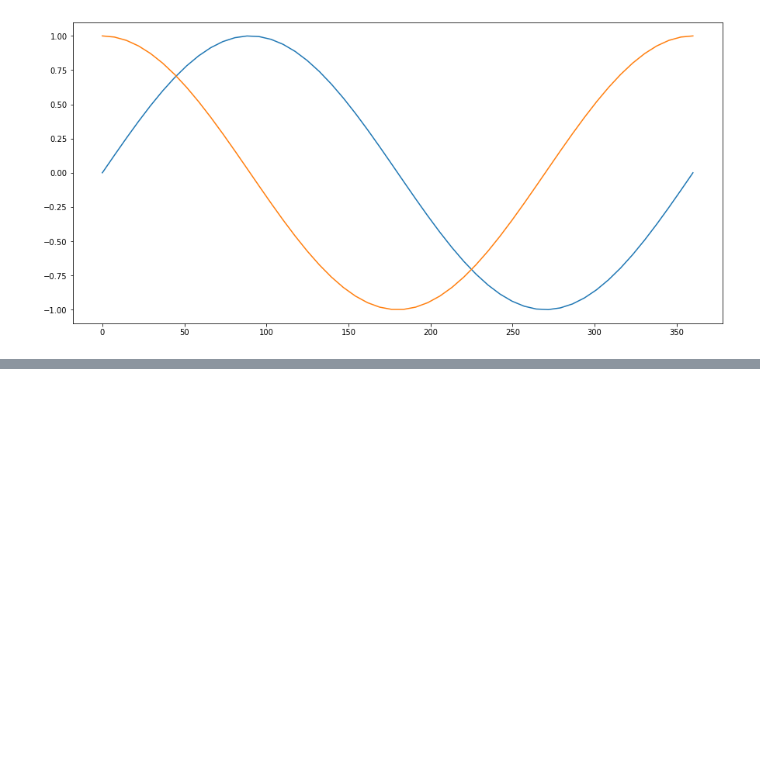
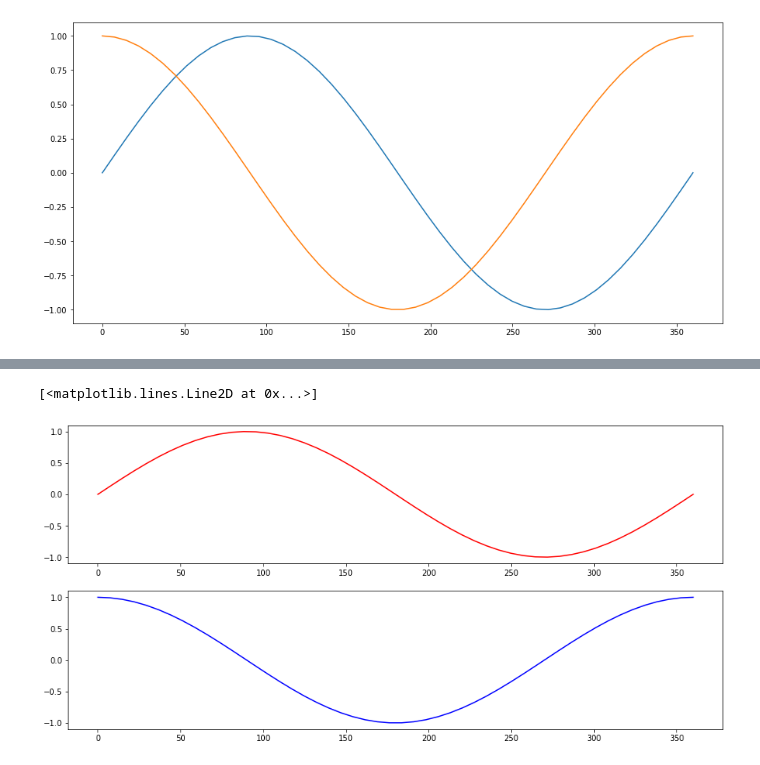
Before and after one commit to TahaT80/AI, a Jupyter notebook: part3_matplotlib/main.ipynb, the cells around one changed output, grey strips where cells are left out. Cells and saved outputs as stored; diff of their text form; code cells hidden in the pictures; blank space fills up the shorter version.

```diff
--- a/part3_matplotlib/main.ipynb
+++ b/part3_matplotlib/main.ipynb
@@ -369,0 +384,13 @@ plt.plot(x,y_2)
+# %%
+x= np.linspace(0,360,50)
+y = np.sin(np.radians(x))
+y_2 = np.cos(np.radians(x))
+
+plt.figure(figsize=(15,7),dpi=72)
+plt.subplot(2,1,1)
+plt.plot(x,y,'r')
+plt.subplot(2,1,2)
+plt.plot(x,y_2,'b')
+# %% [output]
+[<matplotlib.lines.Line2D at 0x...>]
+[figure, added]
```
Also changed, not shown: parts of 4 cells of this notebook, 1 other file.
